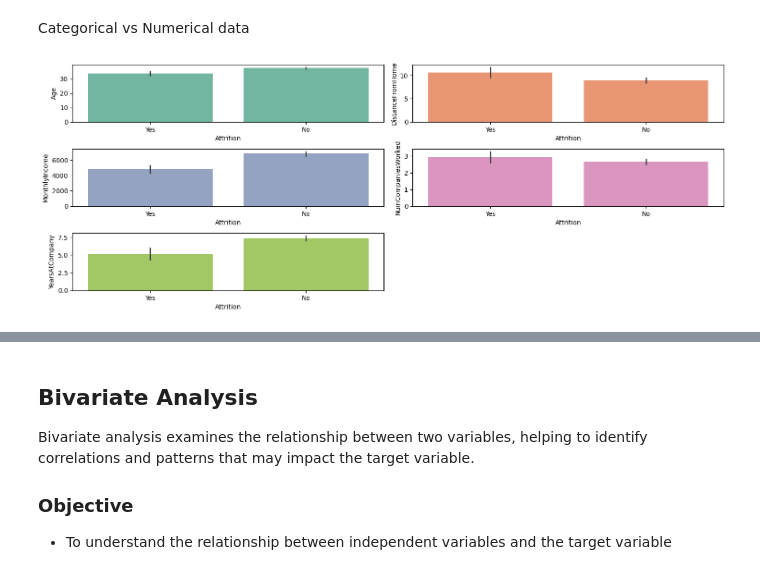
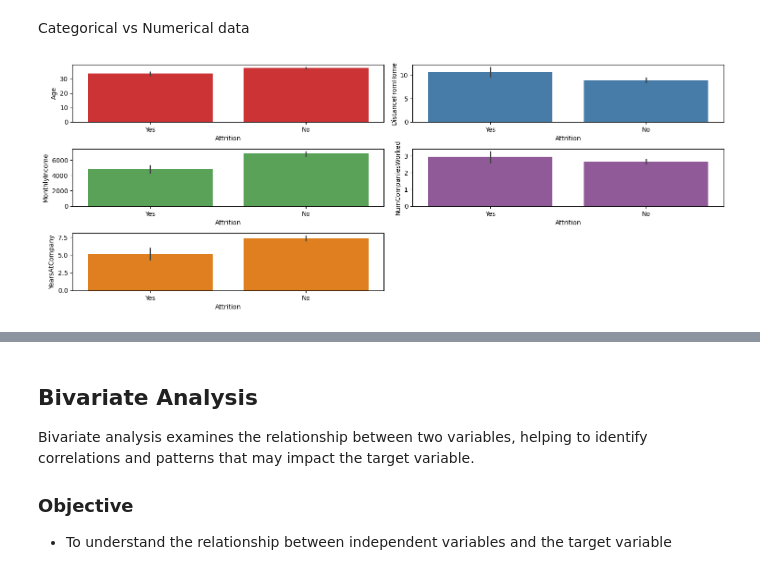
Before and after one commit to Geethasaran/E-Commerce-_Employee-Attrition-Rate, a Jupyter notebook: FINAL_PROJECT_Employee_Attrition_Rate.ipynb, the cells around one changed output, grey strips where cells are left out. Saved outputs shown, nothing was run; the diff lists cells and outputs as text; code cells hidden in the pictures.

```diff
--- a/FINAL_PROJECT_Employee_Attrition_Rate.ipynb
+++ b/FINAL_PROJECT_Employee_Attrition_Rate.ipynb
@@ -147,7 +147,7 @@ plt.figure(figsize=(18, 15))
 
 for i, col in enumerate(cat_columns, 1):
     plt.subplot(rows, cols, i)
-    sns.countplot(data=df, x=col, palette='coolwarm', order=df[col].value_counts().index)
+    sns.countplot(data=df, x=col, palette='Greens', order=df[col].value_counts().index)
     plt.title(f'{col} Distribution', fontsize=14, weight='bold')
     plt.xlabel('')
     plt.ylabel('Count', fontsize=10)
@@ -176,7 +176,7 @@ plt.figure(figsize=(12, 10))
 it = 1
 for col in num_columns:
     plt.subplot(rows, cols, it)
-    sns.kdeplot(data=df, x=col, fill=True, color='blue', alpha=0.3)
+    sns.kdeplot(data=df, x=col, fill=True, color='purple', alpha=0.3)
     plt.title(col, fontsize=12)
     plt.grid(True)
     it += 1
@@ -197,7 +197,7 @@ plt.figure(figsize=(15, 10))
 it = 1
 for col in num_columns:
     plt.subplot(rows, cols, it)
-    sns.boxplot(y=df[col], data=df, color='blue')
+    sns.boxplot(y=df[col], data=df, color='green')
     plt.title(col, fontsize=12)
     plt.grid(True)
     it += 1
@@ -268,19 +268,19 @@ Categorical vs Numerical data
 # %%
 num = ['Age', 'DistanceFromHome', 'MonthlyIncome', 'NumCompaniesWorked', 'YearsAtCompany']
 
 r = 4
 c = 2
 it = 1
 
-palette = sns.color_palette("Set2", len(num))
+palette = sns.color_palette("Set1", len(num))
 
 for i in num:
     plt.subplot(r, c, it)
 
     sns.barplot(y=df.loc[:, i], x=df['Attrition'], data=df, palette=[palette[it-1]])
     it += 1
 
 plt.tight_layout()
 plt.show()
 # %% [output]
-[figure, old version]
+[figure, new version]
```
Also changed, not shown: parts of 20 cells of this notebook.
